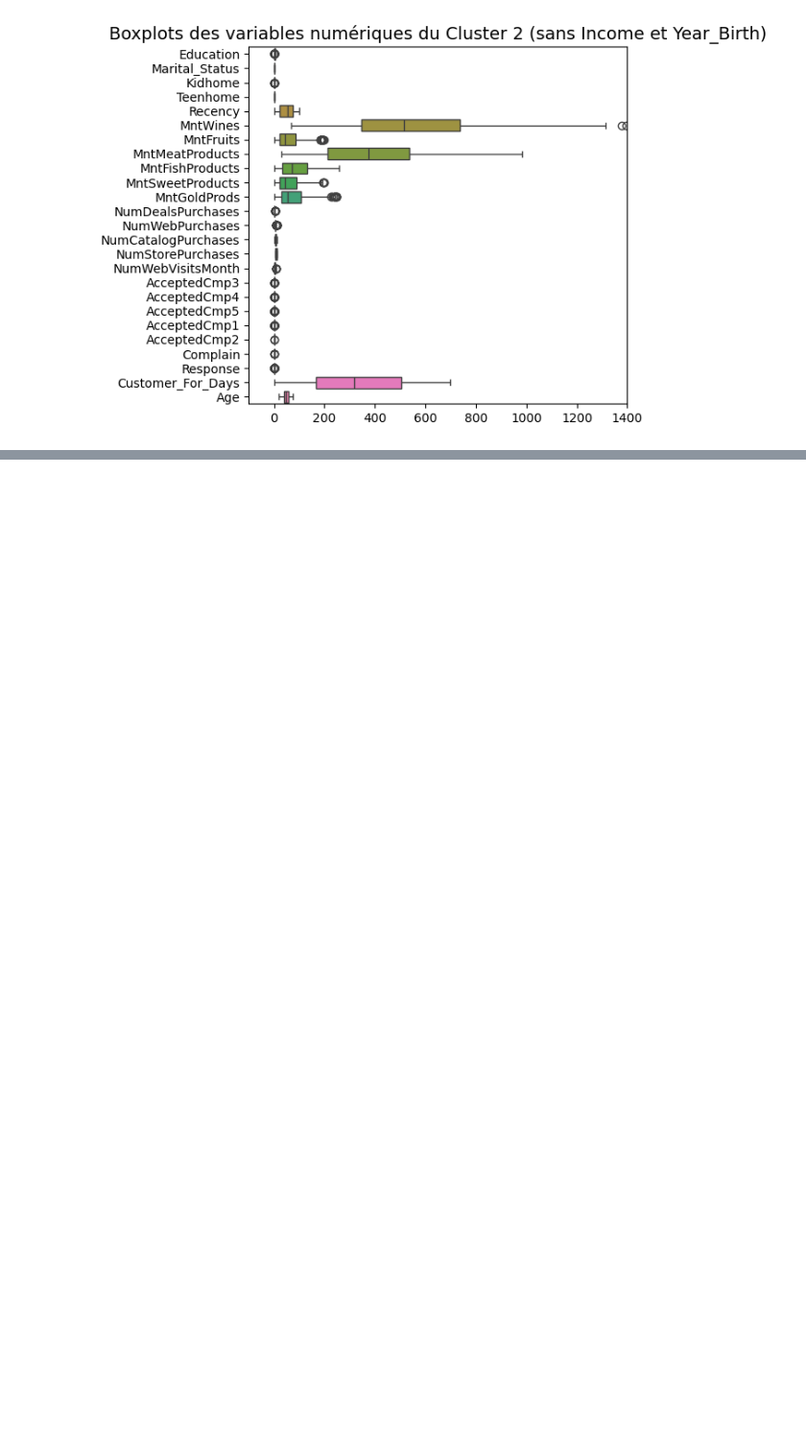
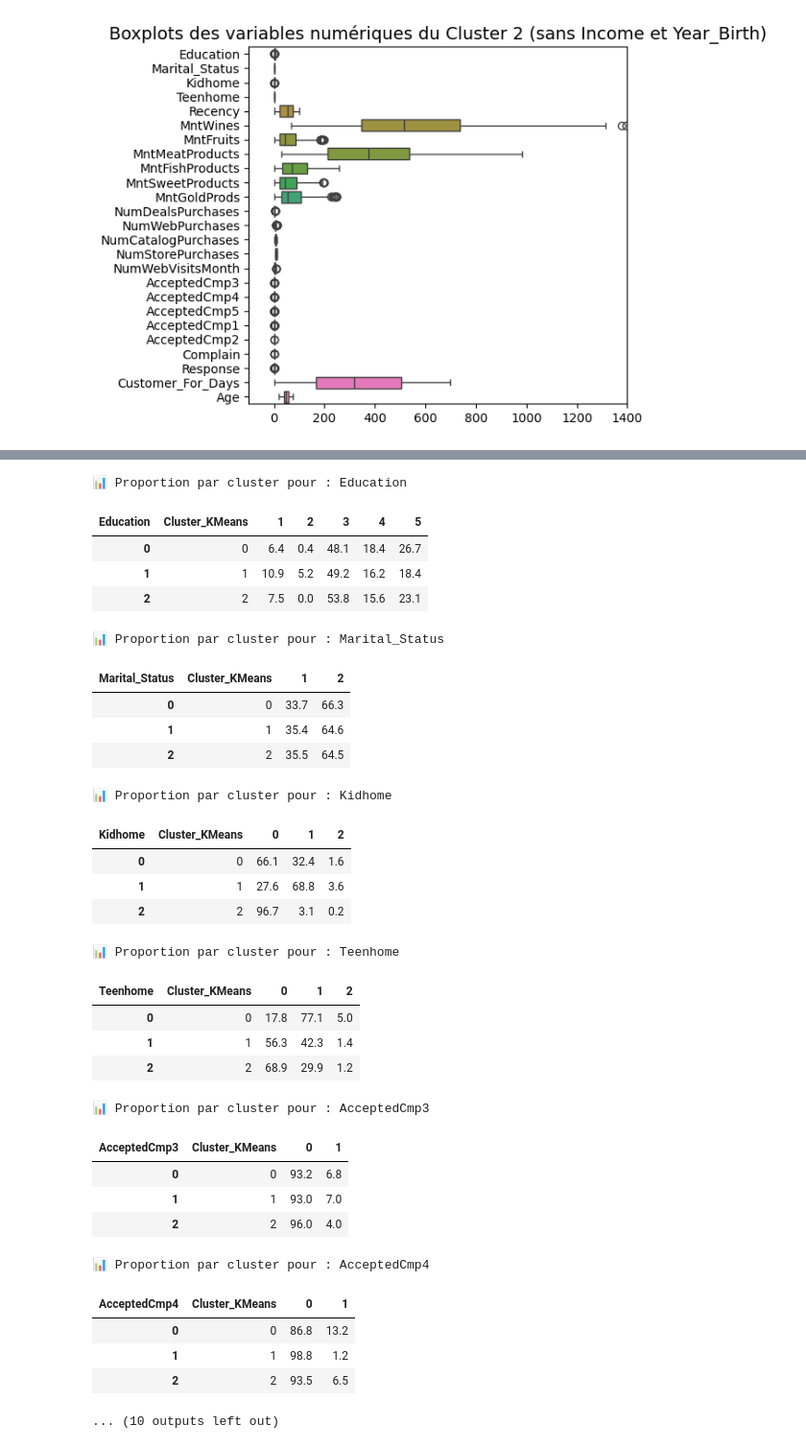
Before and after one commit to NovaStarmax/customer-personality-analysis, a Jupyter notebook: notebook/2_customer_clustering.ipynb, the cells around one changed output, grey strips where cells are left out. Shown at 96% size. Drawn from its saved outputs; the diff is of its cells as text; code cells hidden in the pictures; blank space fills up the shorter version.

```diff
--- a/notebook/2_customer_clustering.ipynb
+++ b/notebook/2_customer_clustering.ipynb
@@ -436,0 +480,56 @@ plt.show()
+# %%
+import pandas as pd
+
+# Exemple : ton DataFrame doit contenir une colonne 'Cluster_KMeans'
+# et les variables catégorielles que tu veux analyser
+champs_cat = [
+    'Education', 'Marital_Status', 'Kidhome', 'Teenhome',
+    'AcceptedCmp3', 'AcceptedCmp4', 'AcceptedCmp5',
+    'AcceptedCmp1', 'AcceptedCmp2', 'Complain', 'Response'
+]
+
+# Dictionnaire contenant un tableau par champ
+tables_par_champ = {}
+
+# Création des tableaux de proportion par modalité et cluster
+for champ in champs_cat:
+    tableau = (
+        pd.crosstab(df['Cluster_KMeans'], df[champ], normalize='index') * 100
+    ).round(1)  # pour avoir des pourcentages arrondis à 1 décimale
+    tables_par_champ[champ] = tableau.reset_index()
+# %%
+for champ_cat, tableau in tables_par_champ.items():
+    print(f"\n📊 Proportion par cluster pour : {champ_cat}")
+    display(tableau)
+# %% [output]
+📊 Proportion par cluster pour : Education
+| Education | Cluster_KMeans | 1 | 2 | 3 | 4 | 5 |
+| 0 | 0 | 6.4 | 0.4 | 48.1 | 18.4 | 26.7 |
+| 1 | 1 | 10.9 | 5.2 | 49.2 | 16.2 | 18.4 |
+| 2 | 2 | 7.5 | 0.0 | 53.8 | 15.6 | 23.1 |
+📊 Proportion par cluster pour : Marital_Status
+| Marital_Status | Cluster_KMeans | 1 | 2 |
+| 0 | 0 | 33.7 | 66.3 |
+| 1 | 1 | 35.4 | 64.6 |
+| 2 | 2 | 35.5 | 64.5 |
+📊 Proportion par cluster pour : Kidhome
+| Kidhome | Cluster_KMeans | 0 | 1 | 2 |
+| 0 | 0 | 66.1 | 32.4 | 1.6 |
+| 1 | 1 | 27.6 | 68.8 | 3.6 |
+| 2 | 2 | 96.7 | 3.1 | 0.2 |
+📊 Proportion par cluster pour : Teenhome
+| Teenhome | Cluster_KMeans | 0 | 1 | 2 |
+| 0 | 0 | 17.8 | 77.1 | 5.0 |
+| 1 | 1 | 56.3 | 42.3 | 1.4 |
+| 2 | 2 | 68.9 | 29.9 | 1.2 |
+📊 Proportion par cluster pour : AcceptedCmp3
+| AcceptedCmp3 | Cluster_KMeans | 0 | 1 |
+| 0 | 0 | 93.2 | 6.8 |
+| 1 | 1 | 93.0 | 7.0 |
+| 2 | 2 | 96.0 | 4.0 |
+📊 Proportion par cluster pour : AcceptedCmp4
+| AcceptedCmp4 | Cluster_KMeans | 0 | 1 |
+| 0 | 0 | 86.8 | 13.2 |
+| 1 | 1 | 98.8 | 1.2 |
+| 2 | 2 | 93.5 | 6.5 |
+... (10 outputs left out)
```
Also changed, not shown: parts of 12 cells of this notebook, 1 other file.
